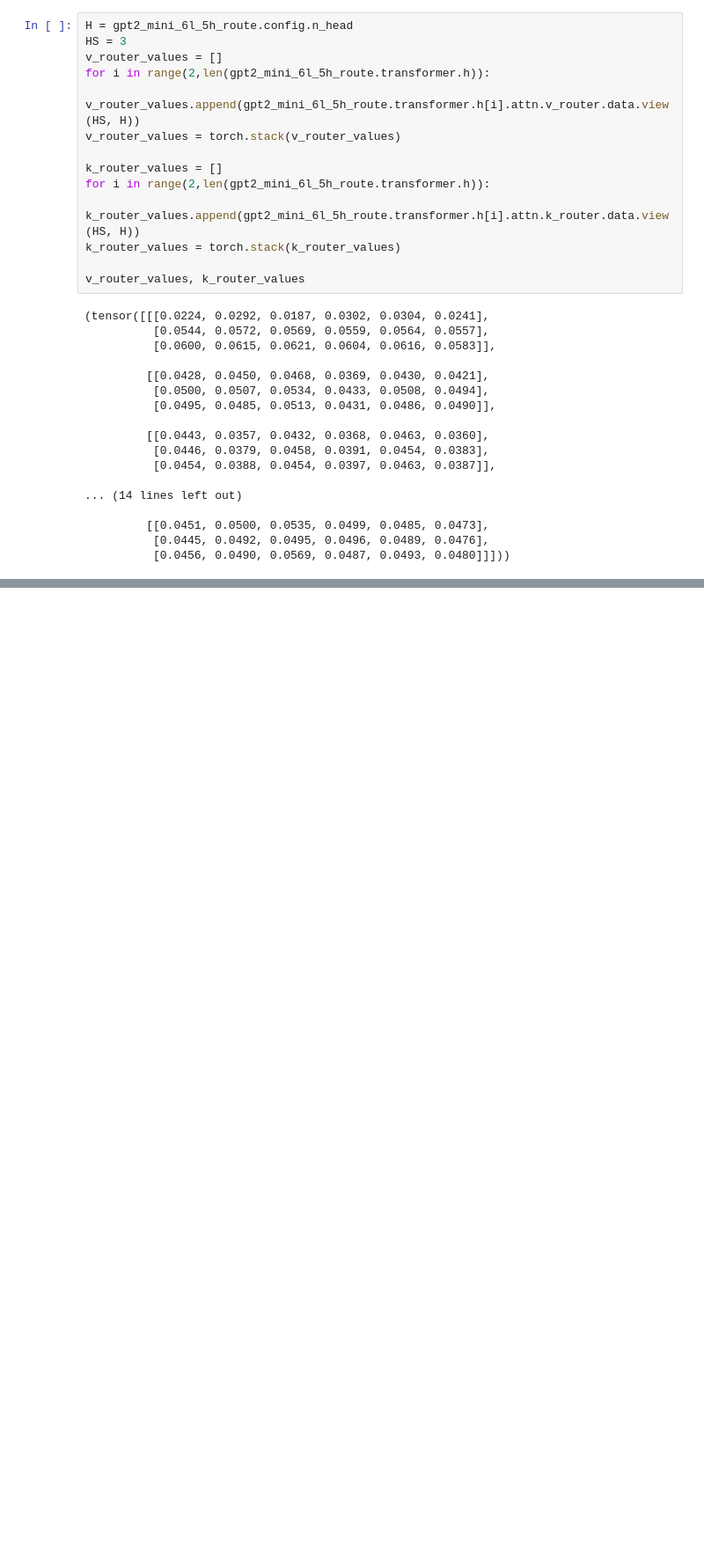
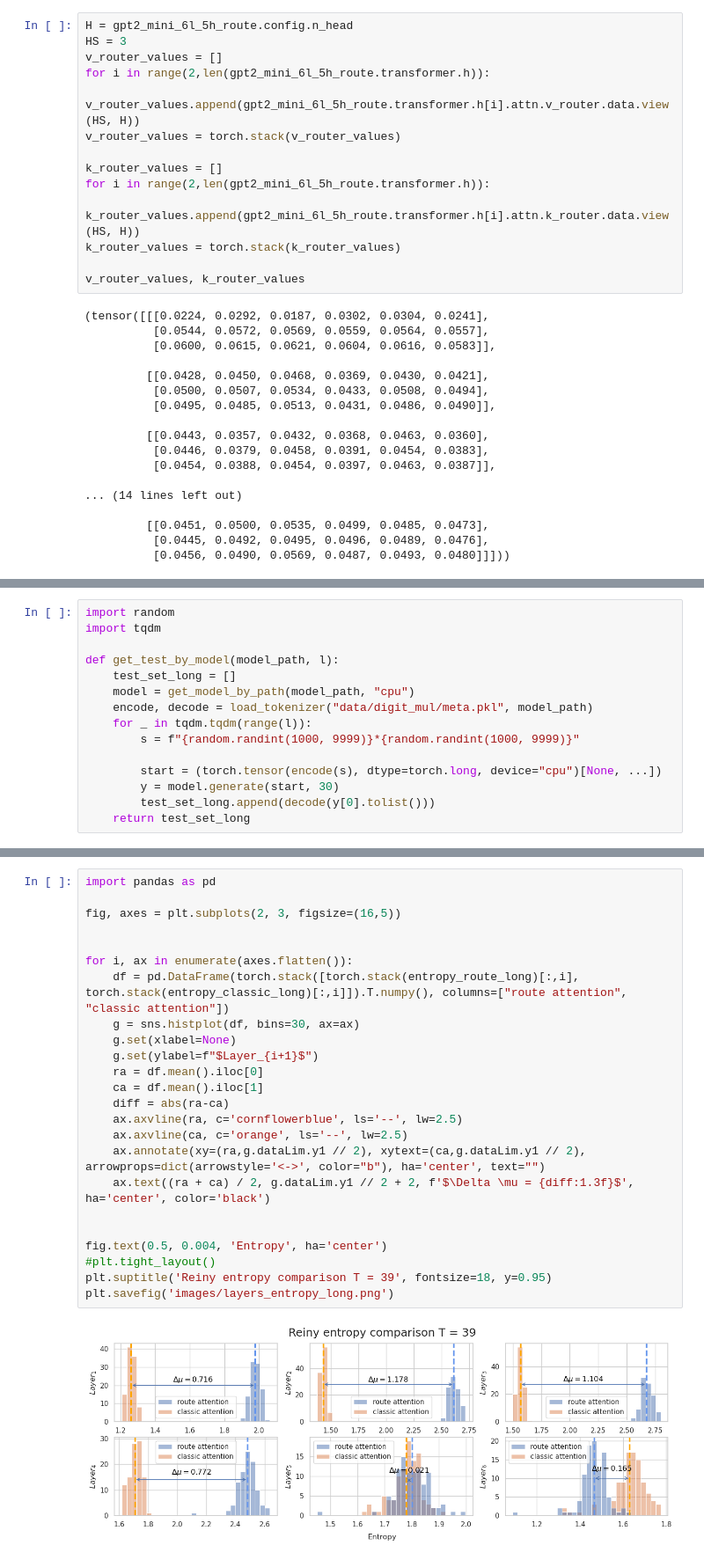
Before and after one commit to Vadimbuildercxx/reflex_attention, a Jupyter notebook: experiments.ipynb, the cells around one changed output, grey strips where cells are left out. Shown at 88% size. Drawn from its saved outputs; the diff is of its cells as text; blank space fills up the shorter version.

```diff
--- a/experiments.ipynb
+++ b/experiments.ipynb
@@ -241,0 +523,15 @@ plt.savefig('images/layers_connection_compare.png')
+# %%
+import random
+import tqdm
+
+def get_test_by_model(model_path, l):
+    test_set_long = []
+    model = get_model_by_path(model_path, "cpu")
+    encode, decode = load_tokenizer("data/digit_mul/meta.pkl", model_path)
+    for _ in tqdm.tqdm(range(l)):
+        s = f"{random.randint(1000, 9999)}*{random.randint(1000, 9999)}"
+
+        start = (torch.tensor(encode(s), dtype=torch.long, device="cpu")[None, ...])
+        y = model.generate(start, 30)
+        test_set_long.append(decode(y[0].tolist()))
+    return test_set_long
@@ -241,0 +554,26 @@ plt.savefig('images/layers_connection_compare.png')
+# %%
+import pandas as pd
+
+fig, axes = plt.subplots(2, 3, figsize=(16,5))
+
+
+for i, ax in enumerate(axes.flatten()):
+    df = pd.DataFrame(torch.stack([torch.stack(entropy_route_long)[:,i], torch.stack(entropy_classic_long)[:,i]]).T.numpy(), columns=["route attention", "classic attention"])
+    g = sns.histplot(df, bins=30, ax=ax)
+    g.set(xlabel=None)
+    g.set(ylabel=f"$Layer_{i+1}$")
+    ra = df.mean().iloc[0]
+    ca = df.mean().iloc[1]
+    diff = abs(ra-ca)
+    ax.axvline(ra, c='cornflowerblue', ls='--', lw=2.5)
+    ax.axvline(ca, c='orange', ls='--', lw=2.5)
+    ax.annotate(xy=(ra,g.dataLim.y1 // 2), xytext=(ca,g.dataLim.y1 // 2), arrowprops=dict(arrowstyle='<->', color="b"), ha='center', text="")
+    ax.text((ra + ca) / 2, g.dataLim.y1 // 2 + 2, f'$\Delta \mu = {diff:1.3f}$', ha='center', color='black')
+
+
+fig.text(0.5, 0.004, 'Entropy', ha='center')
+#plt.tight_layout()
+plt.suptitle('Reiny entropy comparison T = 39', fontsize=18, y=0.95)
+plt.savefig('images/layers_entropy_long.png')
+# %% [output]
+[figure, added]
```
Also changed, not shown: parts of 22 cells of this notebook, 11 other files.
